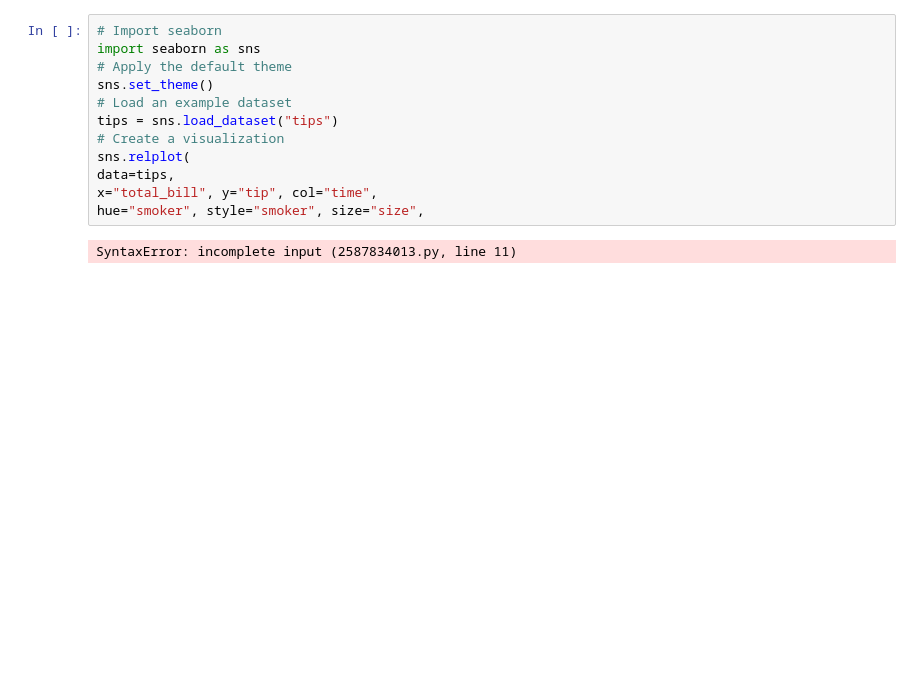
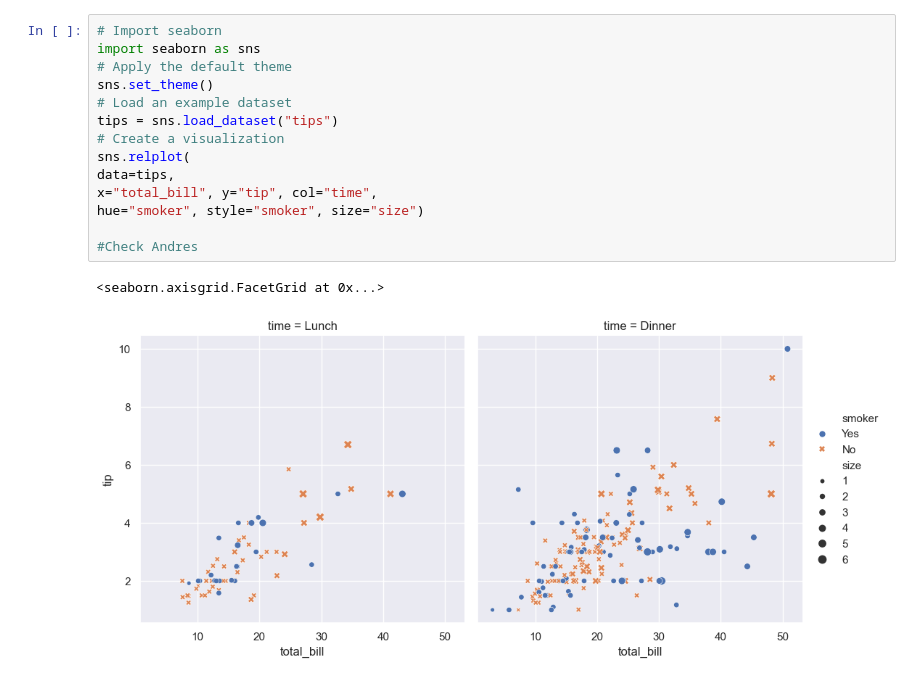
Before and after one commit to andres1590/Programacion-2, a Jupyter notebook: Seaborn.ipynb, the cells around one changed output. Drawn from its saved outputs; the diff is of its cells as text; blank space fills up the shorter version.

```diff
--- a/Seaborn.ipynb
+++ b/Seaborn.ipynb
@@ -1,17 +1,20 @@
 # %%
 # Import seaborn
 import seaborn as sns
 # Apply the default theme
 sns.set_theme()
 # Load an example dataset
 tips = sns.load_dataset("tips")
 # Create a visualization
 sns.relplot(
 data=tips,
 x="total_bill", y="tip", col="time",
-hue="smoker", style="smoker", size="size",
+hue="smoker", style="smoker", size="size")
+
+#Check Andres
 # %% [output]
-SyntaxError: incomplete input (2587834013.py, line 11)
+<seaborn.axisgrid.FacetGrid at 0x...>
+[figure, added]
 # %%
 dots = sns.load_dataset("dots")
 sns.relplot(
```
Also changed, not shown: parts of 5 cells of this notebook.
